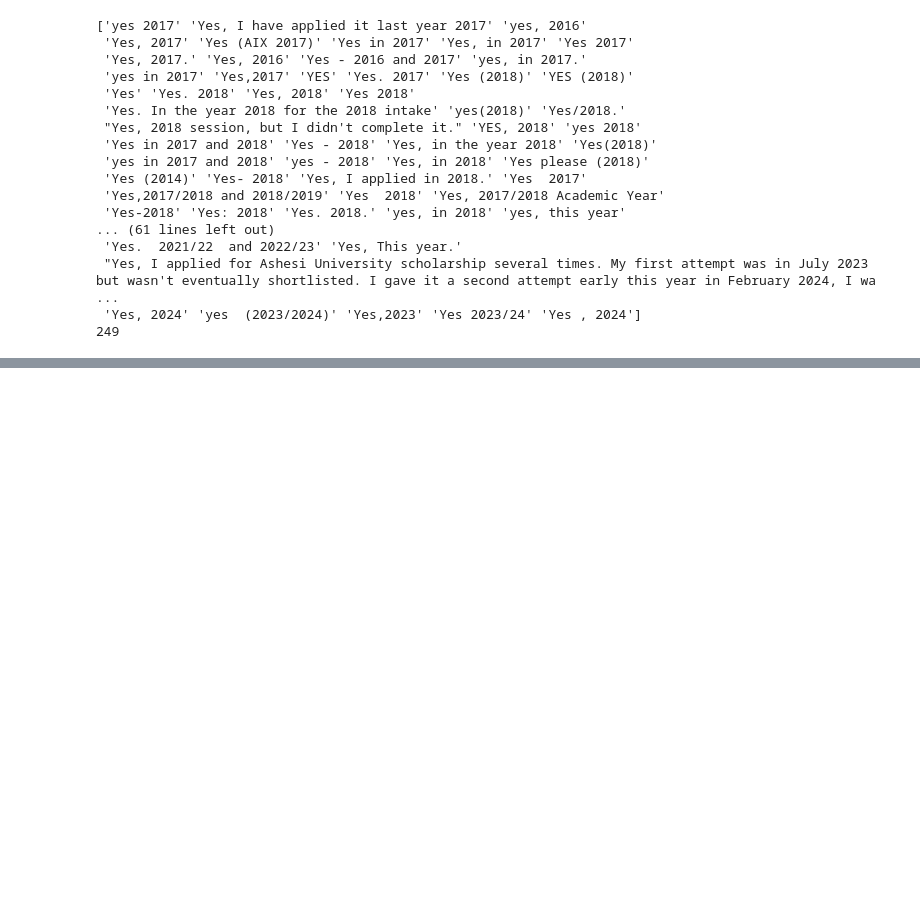
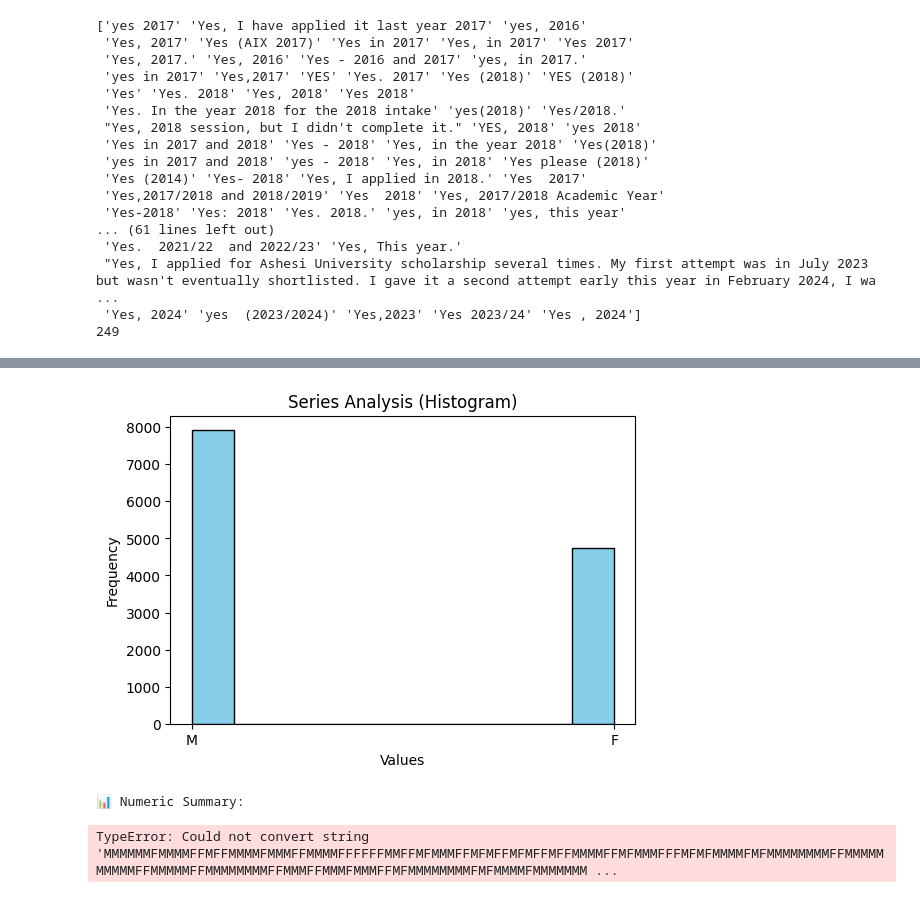
Before and after one commit to thamaddScientist/ML-Chefs, a Jupyter notebook: test1.ipynb, the cells around one changed output, grey strips where cells are left out. Saved outputs shown, nothing was run; the diff lists cells and outputs as text; code cells hidden in the pictures; blank space fills up the shorter version.

```diff
--- a/test1.ipynb
+++ b/test1.ipynb
@@ -59,6 +78,7 @@ cols_to_drop = null_counts[null_counts > 500].index
 
 # Drop them from the dataset
 df_dropped = df.drop(columns=cols_to_drop)
+df_dropped = df.drop(columns=["Extra question: How did you hear about Ashesi? You can select all that apply to you:"])
 df_dropped.shape
 df_dropped.info()
 # %% [output]
@@ -196,0 +211,10 @@ print(yes_cleaned.unique())
+# %%
+# Replace 'wassce ghana' with 'WSCE GH' in the specified column
+# df_dropped['Extra question: Type of Exam'] = df_dropped['Extra question: Type of Exam'].replace("IGCSE 'A' Level\nWASSCE - Nigeria", 'IGCSE A Level')
+# df_dropped['Extra question: Type of Exam'] = df_dropped['Extra question: Type of Exam'].replace('High School Diploma', 'WASSCE - Ghana')
+df_dropped['Extra question: Type of Exam'] = df_dropped['Extra question: Type of Exam'].replace(r'Other Official Exam\nWASSCE - Nigeria', 'WASSCE - Nigeria')
+df_dropped['Extra question: Type of Exam'] = df_dropped['Extra question: Type of Exam'].replace(r'Other Official Exam\nWASSCE - Nigeria', 'WASSCE - Nigeria')
+# df_dropped['Extra question: Type of Exam'] = df_dropped['Extra question: Type of Exam'].replace('International Baccalaureate (IB) Diploma', 'International Baccalaureate')
+df_dropped['Extra question: Type of Exam'] = df_dropped['Extra question: Type of Exam'].replace(r'Other Official Exam\nWASSCE - Nigeria', 'WASSCE - Nigeria')
+df_dropped['Extra question: Type of Exam'] = df_dropped['Extra question: Type of Exam'].replace(r"WASSCE - Sierra Leone\nIGCSE 'A' Level\nOther Official Exam", 'WASSCE - Sierra Leone')
+df_dropped['Extra question: Type of Exam'] = df_dropped['Extra question: Type of Exam'].replace(r"International Baccalaureate (IB) Diploma\nHigh School Diploma\nOther Official Exam",'International Baccalaureate')
@@ -196,0 +322,6 @@ print(yes_cleaned.unique())
+# %%
+df_dropped.loc[df_dropped['Extra question: Have you applied to Ashesi before? If "yes" indicate the year.'].str.contains('I submitted an application in 2017,  it was not considered.', case=False, na=False), 'Extra question: Have you applied to Ashesi before? If "yes" indicate the year.'] = 'Yes'
+df_dropped.loc[df_dropped['Extra question: Have you applied to Ashesi before? If "yes" indicate the year.'].str.contains('YES I did apply to ASHESI for the 2021-2022 admission but unfortunately was not accepted.', case=False, na=False), 'Extra question: Have you applied to Ashesi before? If "yes" indicate the year.'] = 'Yes'
+df_dropped.loc[df_dropped['Extra question: Have you applied to Ashesi before? If "yes" indicate the year.'].str.contains('FIRST TIME APPLICATION', case=False, na=False), 'Extra question: Have you applied to Ashesi before? If "yes" indicate the year.'] = 'No'
+df_dropped.loc[df_dropped['Extra question: Have you applied to Ashesi before? If "yes" indicate the year.'].str.contains('I have Find this scholership in youtube link', case=False, na=False), 'Extra question: Have you applied to Ashesi before? If "yes" indicate the year.'] = 'No'
+df_dropped.loc[df_dropped['Extra question: Have you applied to Ashesi before? If "yes" indicate the year.'].str.contains('I applied but didnt meet the datline to submit my application .', case=False, na=False), 'Extra question: Have you applied to Ashesi before? If "yes" indicate the year.'] = 'No'
@@ -196,0 +381,25 @@ print(yes_cleaned.unique())
+# %%
+import re
+
+col = 'Extra question: Have you applied to Ashesi before? If "yes" indicate the year.'
+
+
+def clean_no_years(entry):
+    if pd.isna(entry):
+        return entry  # keep NaN
+
+    text = entry.strip().lower()
+
+    # Check if "yes" is in the text
+    if "no" in text or "NO" in text or "NIL" in text or "n0" in text or "never" in text  or "haven't" in text or "didn't" in text or "Nil" in text:
+        # Find all 4-digit years
+        years = re.findall(r"\b\d{4}\b", text)
+        if years:
+            return "No"
+        else:
+            return "No"
+
+    return entry  # leave unchanged if not "yes"
+
+# Example usage on your column
+df_dropped[col] = df_dropped[col].apply(clean_no_years)
@@ -196,0 +421,6 @@ print(yes_cleaned.unique())
+# %%
+describe_and_plot(df_dropped['Gender'])
+# %% [output]
+[figure, added]
+📊 Numeric Summary:
+TypeError: Could not convert string 'MMMMMMFMMMMFFMFFMMMMFMMMFFMMMMFFFFFFMMFFMFMMMFFMFMFFMFMFFMFFMMMMFFMFMMMFFFMFMFMMMMFMFMMMMMMMMFFMMMMMMMMMMFFMMMMMFFMMMMMMMMFFMMMFFMMMFMMMFFMFMMMMMMMMFMFMMMMFMMMMMMM ...
```
Also changed, not shown: parts of 19 cells of this notebook.
